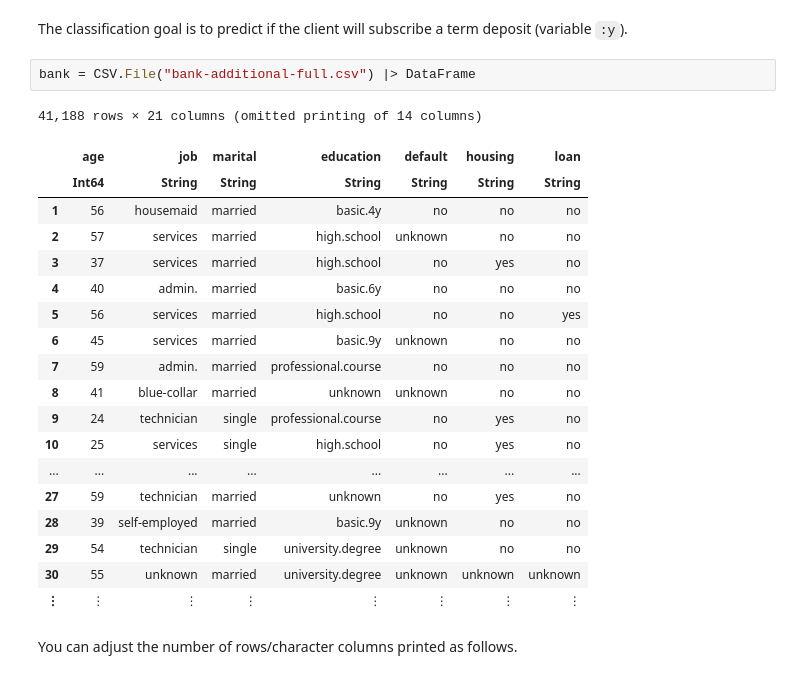
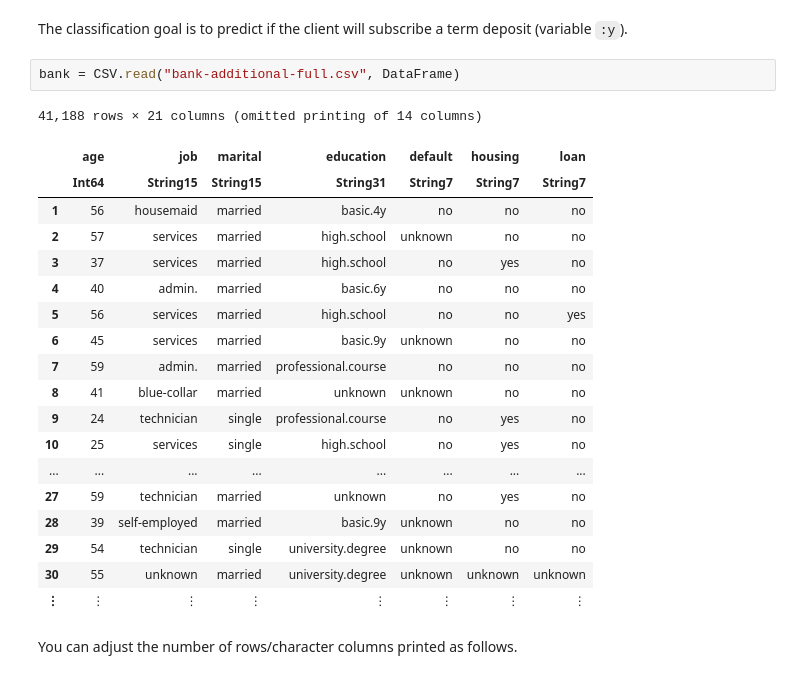
Before and after one commit to bkamins/JuliaCon2019-DataFrames-Tutorial, a Jupyter notebook: DataFramesIntroduction.ipynb, the cells around one changed output. Saved outputs shown, nothing was run; the diff lists cells and outputs as text.

Commit message:
update to Julia 1.7 and DataFrames.jl 1.3

```diff
--- a/DataFramesIntroduction.ipynb
+++ b/DataFramesIntroduction.ipynb
@@ -312,11 +312,11 @@ We will work with data described and provided [here](https://archive.ics.uci.edu
 # %% [markdown]
 The classification goal is to predict if the client will subscribe a term deposit (variable `:y`).
 # %%
-bank = CSV.File("bank-additional-full.csv") |> DataFrame
+bank = CSV.read("bank-additional-full.csv", DataFrame)
 # %% [output]
 41,188 rows × 21 columns (omitted printing of 14 columns)
 |  | age | job | marital | education | default | housing | loan |
-|  | Int64 | String | String | String | String | String | String |
+|  | Int64 | String15 | String15 | String31 | String7 | String7 | String7 |
 | 1 | 56 | housemaid | married | basic.4y | no | no | no |
 | 2 | 57 | services | married | high.school | unknown | no | no |
 | 3 | 37 | services | married | high.school | no | yes | no |
```
Also changed, not shown: parts of 59 cells of this notebook, 2 other files.
